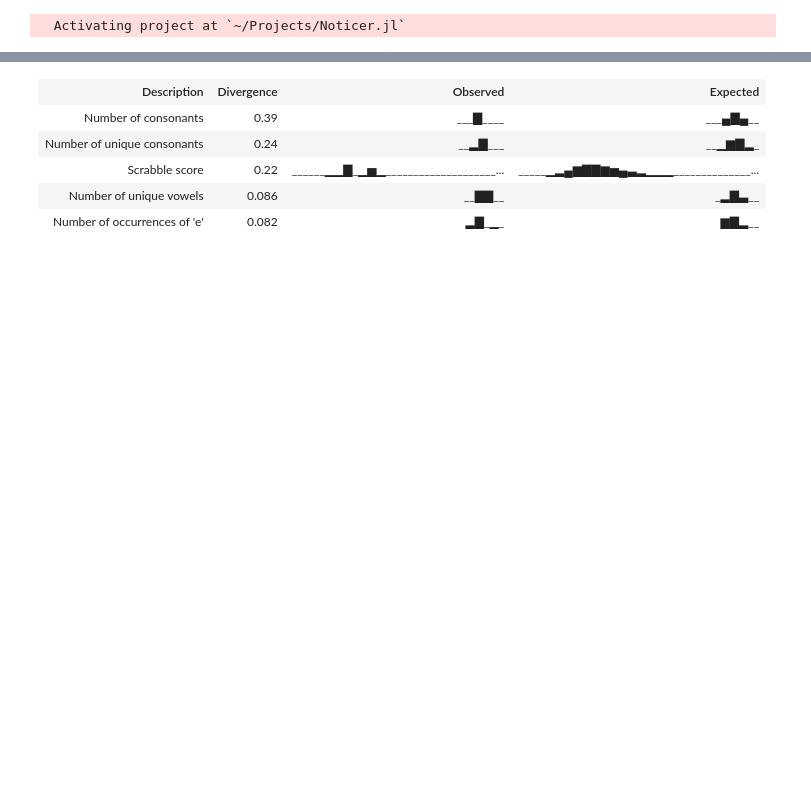
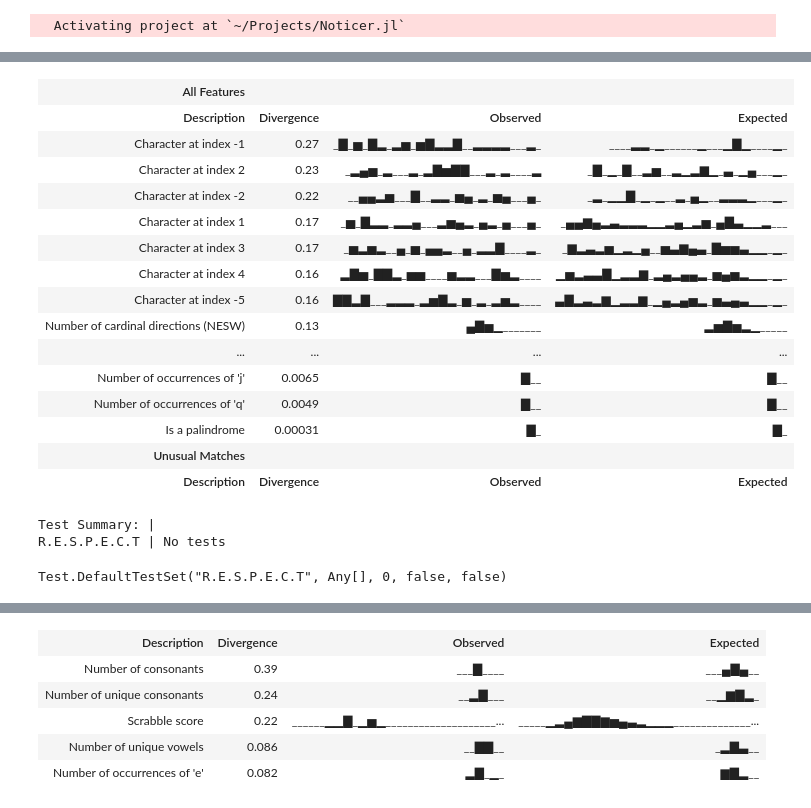
Before and after one commit to rdeits/Noticer.jl, a Jupyter notebook: noticer.ipynb, the cells around one changed output, grey strips where cells are left out. Drawn from its saved outputs; the diff is of its cells as text; code cells hidden in the pictures; blank space fills up the shorter version.

```diff
--- a/noticer.ipynb
+++ b/noticer.ipynb
@@ -132,3 +397,62 @@ Report(results)
+# %%
+using Random: shuffle, seed!
+
+seed!(42)
+
+# http://web.mit.edu/puzzle/www/2012/puzzles/watson_2_0/r_e_s_p_e_c_t/
+@testset "R.E.S.P.E.C.T" begin
+    results = evaluate(model, join.(shuffle.(collect.(split("""
+        ABMNOT
+        AENORTY
+        BCEKLORSTU
+        BFLU
+        CDEILNOTU
+        CIK
+        GIOPS
+        ABCEKNO
+        ABLMNOR
+        ACEILMPR
+        ACEILTUV
+        HINOPSY
+        ACDEIKLNST
+        ACDEMY
+        ACEMZ
+        ACHIMNST
+        DEIO
+        GLNOTU
+        ABCEGILORTY
+        ABEINORTX
+        ACRTUY
+        AGHTUY
+        CDEIMNOPU
+        ACDILMOPT
+        ACHILP
+        BCEKUY
+        MNOTU
+        """)))))
+    display(Report(results))
+    # @test f.description == "has a 1-letter transaddition"
+end
+# %% [output]
+| All Features |  |  |  |
+| Description | Divergence | Observed | Expected |
+| Character at index -1 | 0.27 | _▇_▅_▇▂_▂▅_▅▇▂▂▇__▂▂▂▂___▂_ | ____▂▂_▁______▁___▁▇▁____▁_ |
+| Character at index 2 | 0.23 | _▂▄▅_▂___▂_▂▇▅▇▇___▂_▂____▂ | _▇_▁_▇__▂▅__▂▁▂▆▁_▃_▁▄___▁_ |
+| Character at index -2 | 0.22 | __▄▄▂▅___▇__▂▂_▅▄_▂_▅▄___▄_ | _▂_▁▁▇_▁_▁__▂_▄▁__▂▂▂▁___▁_ |
+| Character at index 1 | 0.17 | _▅_▇▂▂_▂▂▄___▂▅▄▂_▄▂_▄___▄_ | _▄▄▆▄▂▃▂▂▂▁▁▂▄▁▂▅_▄▇▃▁▁▂___ |
+| Character at index 3 | 0.17 | _▅▂▅▂__▄_▅_▄▄▂__▄_▂▂▇____▂_ | _▆▂▃▂▅▁▂▁▄__▅▃▆▄▃_▇▅▅▃▁▁_▁_ |
+| Character at index 4 | 0.16 | ▂▇▅_▇▇▂_▅▅____▅▂▂___▇▅▂____ | ▁▅▂▃▃▇▁▂▂▆_▂▄▂▄▄▂_▅▄▅▂▁▁_▁_ |
+| Character at index -5 | 0.16 | ▇▇▂▇___▂▂▂_▂▅▇▂_▅_▂_▂▅▂____ | ▃▇▂▃▂▆▁▂▂▆_▁▄▂▄▅▂_▅▃▄▃▁▁_▁_ |
+| Number of cardinal directions (NESW) | 0.13 | ▄▇▅▁_______ | ▂▅▇▅▂▁_____ |
+| ... | ... | ... | ... |
+| Number of occurrences of 'j' | 0.0065 | ▇__ | ▇__ |
+| Number of occurrences of 'q' | 0.0049 | ▇__ | ▇__ |
+| Is a palindrome | 0.00031 | ▇_ | ▇_ |
+| Unusual Matches |  |  |  |
+| Description | Divergence | Observed | Expected |
+Test Summary: |
+R.E.S.P.E.C.T | No tests
+Test.DefaultTestSet("R.E.S.P.E.C.T", Any[], 0, false, false)
 # %%
 # Based on http://web.mit.edu/puzzle/www/2015/puzzle/ukacd/
 
```
Also changed, not shown: parts of 12 cells of this notebook, 6 other files.
